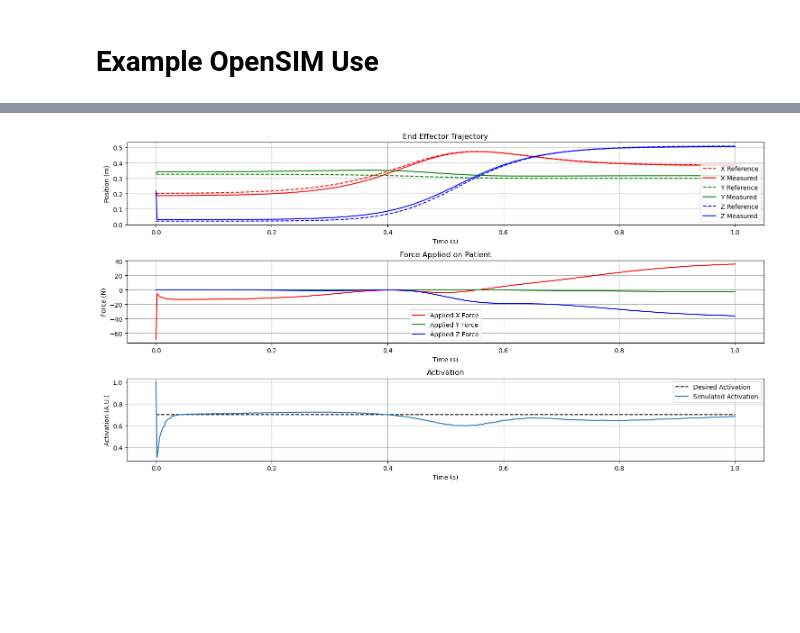
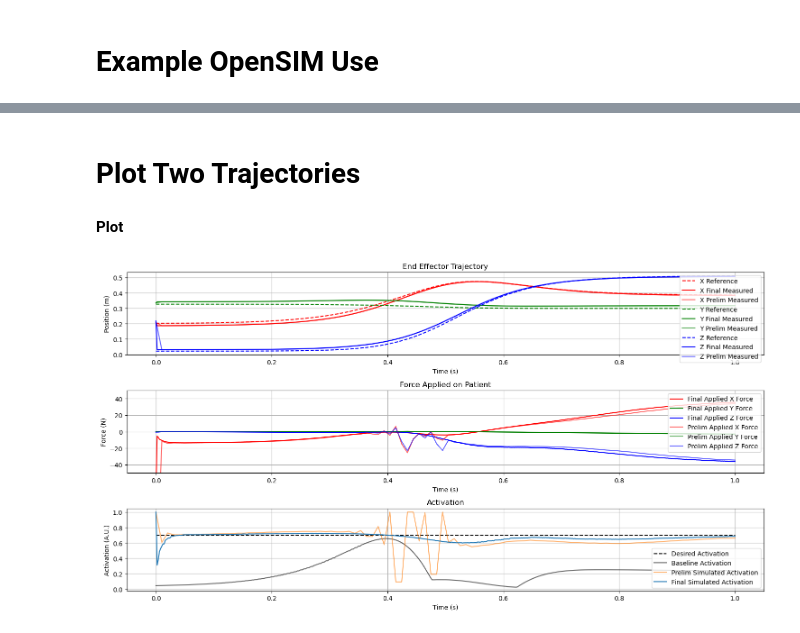
Before and after one commit to aaronjohnsabu1999/flexiforce, a Jupyter notebook: Simulation.ipynb, the cells around one changed output, grey strips where cells are left out. Drawn from its saved outputs; the diff is of its cells as text; code cells hidden in the pictures; blank space fills up the shorter version.

```diff
--- a/Simulation.ipynb
+++ b/Simulation.ipynb
@@ -81,10 +75,64 @@ plt.show()
-# %%
-G = {
-    'G_p': 100,
-    'G_i': 200,
-    'G_d': 0.1
-}
-
-run(curl_time = 1, G = G, sps = 500)
-# %% [output]
-[figure, removed]
+# %% [markdown]
+# **Plot Two Trajectories**
+# %%
+G = {
+    'G_p': 100,
+    'G_i': 200,
+    'G_d': 0.1
+}
+
+log_good = run(curl_time = 1, G = G, sps = 500, plot = False)
+# %%
+B = {
+    'G_p': 500,
+    'G_i': 500,
+    'G_d': 1
+}
+
+bad_log = run(curl_time = 1, G = B, sps = 100, plot = False, yaml = 'config_bad.yaml')
+# %% [markdown]
+**Plot**
+# %%
+plt.figure(figsize=(15, 8))
+
+plt.subplot(3, 1, 1)
+plt.title('End Effector Trajectory')
+colors = ['r', 'g', 'b']
+for i, (label, color) in enumerate(zip(['X', 'Y', 'Z'], colors)):
+    plt.plot(log_good["time"], log_good["x_ref"][:, i], linestyle='--', color=color, label=f"{label} Reference")
+    plt.plot(log_good["time"], log_good["measured_position"][:, i], color=color, label=f"{label} Final Measured")
+    plt.plot(bad_log["time"], bad_log["measured_position"][:, i], color=color, alpha = 0.6, label=f"{label} Prelim Measured")
+plt.ylabel("Position (m)")
+plt.xlabel("Time (s)")
+plt.legend()
+plt.grid(True)
+
+plt.subplot(3, 1, 2)
+plt.title('Force Applied on Patient')
+plt.plot(log_good["time"], log_good["applied_force"][:, 0], label="Final Applied X Force", color = 'r')
+plt.plot(log_good["time"], log_good["applied_force"][:, 1], label="Final Applied Y Force", color = 'g')
+plt.plot(log_good["time"], log_good["applied_force"][:, 2], label="Final Applied Z Force", color = 'b')
+plt.plot(bad_log["time"], bad_log["applied_force"][:, 0], label="Prelim Applied X Force", color = 'r', alpha = 0.6)
+plt.plot(bad_log["time"], bad_log["applied_force"][:, 1], label="Prelim Applied Y Force", color = 'g', alpha = 0.6)
+plt.plot(bad_log["time"], bad_log["applied_force"][:, 2], label="Prelim Applied Z Force", color = 'b', alpha = 0.6)
+plt.ylim([-50,50])
+plt.ylabel("Force (N)")
+plt.xlabel("Time (s)")
+plt.grid(True)
+plt.legend()
+
+plt.subplot(3, 1, 3)
+plt.title('Activation')
+plt.plot(log_good["time"], log_good["desired_activation"], label="Desired Activation", linestyle = '--', c = 'black')
+plt.plot(t, activation, label = "Baseline Activation", c = 'black', alpha = 0.6)
+plt.plot(bad_log["time"], bad_log["simulated_activation"], label="Prelim Simulated Activation", c = "tab:orange", alpha = 0.6)
+plt.plot(log_good["time"], log_good["simulated_activation"], label="Final Simulated Activation", c = "tab:blue")
+plt.ylabel("Activation (A.U.)")
+plt.xlabel("Time (s)")
+plt.grid(True)
+plt.legend()
+
+plt.tight_layout()
+plt.show()
+# %% [output]
+[figure, added]
```
Also changed, not shown: parts of 3 cells of this notebook, 8 other files.
